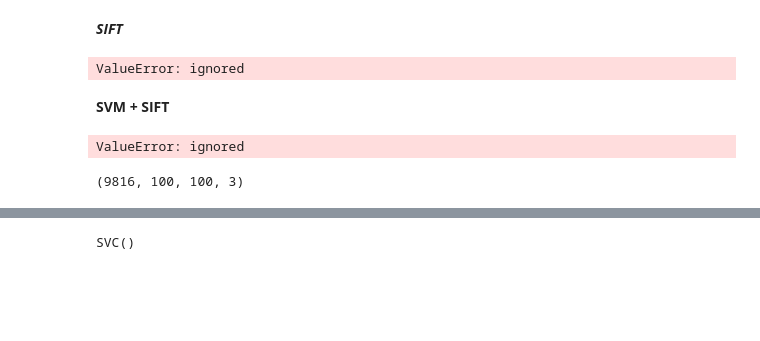
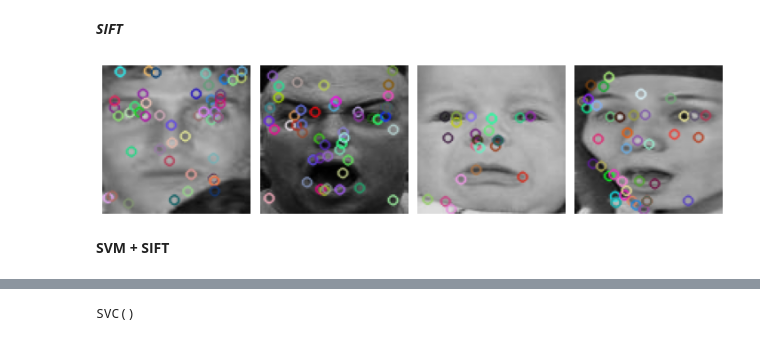
Before and after one commit to dardan-gashi01/Facial-Emotion-Recognition, a Jupyter notebook: Untitled.ipynb, the cells around one changed output, grey strips where cells are left out. Drawn from its saved outputs; the diff is of its cells as text; code cells hidden in the pictures; blank space fills up the shorter version.

```diff
--- a/Untitled.ipynb
+++ b/Untitled.ipynb
@@ -114,20 +116,38 @@ plt.show()
 # %% [markdown]
 ***SIFT***
 # %%
+# Initiate SIFT detector
 sift = cv2.SIFT_create()
 
-descriptors = []
-labels = []
+# Create empty lists for feature descriptors and labels
+des_list = []
+y_train_list = []
+
+fig, ax = plt.subplots(1, 4, figsize=(10, 8), sharey=True)
 
 for i in range(len(X_train)):
-  img = img_as_ubyte(color.rgb2gray(X_train[i]))
-  kp, des = sift.detectAndCompute(img, None)
+    # Identify keypoints and extract descriptors with SIFT
+    img = img_as_ubyte(color.rgb2gray(X_train[i]))
+    kp, des = sift.detectAndCompute(img, None)
 
-  if des is not None:
-    descriptors.append(des)
-    labels.append(y_train[i])
+    # Show results for first 4 images
+    if i<4:
+        img_with_SIFT = cv2.drawKeypoints(img, kp, img)
+        ax[i].imshow(img_with_SIFT)
+        ax[i].set_axis_off()
 
-descriptors2 = np.vstack(descriptors)
+    # Append list of descriptors and label to respective lists
+    if des is not None:
+        des_list.append(des)
+        y_train_list.append(y_train[i])
+
+fig.tight_layout()
+plt.show()
+
+# Convert to array for easier handling
+des_array = np.vstack(des_list)
+# %% [output]
+[figure, added]
 # %%
 k = len(np.unique(y_train)) * 10
 
@@ -136,29 +157,17 @@ kmeans = MiniBatchKMeans(n_clusters=k, batch_size=batch_size).fit(descriptors2)
 # %%
+# Convert descriptors into histograms of codewords for each image
 hist_list = []
 idx_list = []
 
-for des in descriptors2:
-  hist = np.zeros(k)
+for des in des_list:
+    hist = np.zeros(k)
 
-  idx = kmeans.predict(des)
-  idx_list.append(idx)
-  for j in idx:
-    hist[j] = hist[j] + (1 / len(des))
-  hist_list.append(hist)
+    idx = kmeans.predict(des)
+    idx_list.append(idx)
+    for j in idx:
+        hist[j] = hist[j] + (1 / len(des))
+    hist_list.append(hist)
 
 hist_array = np.vstack(hist_list)
-# %% [output]
-ValueError: ignored
 # %% [markdown]
 **SVM + SIFT**
-# %%
-classifier = svm.SVC(gamma=0.001)
-
-# Train the classifier
-classifier.fit(X_train, y_train)
-# %% [output]
-ValueError: ignored
-# %%
-np.shape(X_train)
-# %% [output]
-(9816, 100, 100, 3)
```
Also changed, not shown: parts of 24 cells of this notebook.
